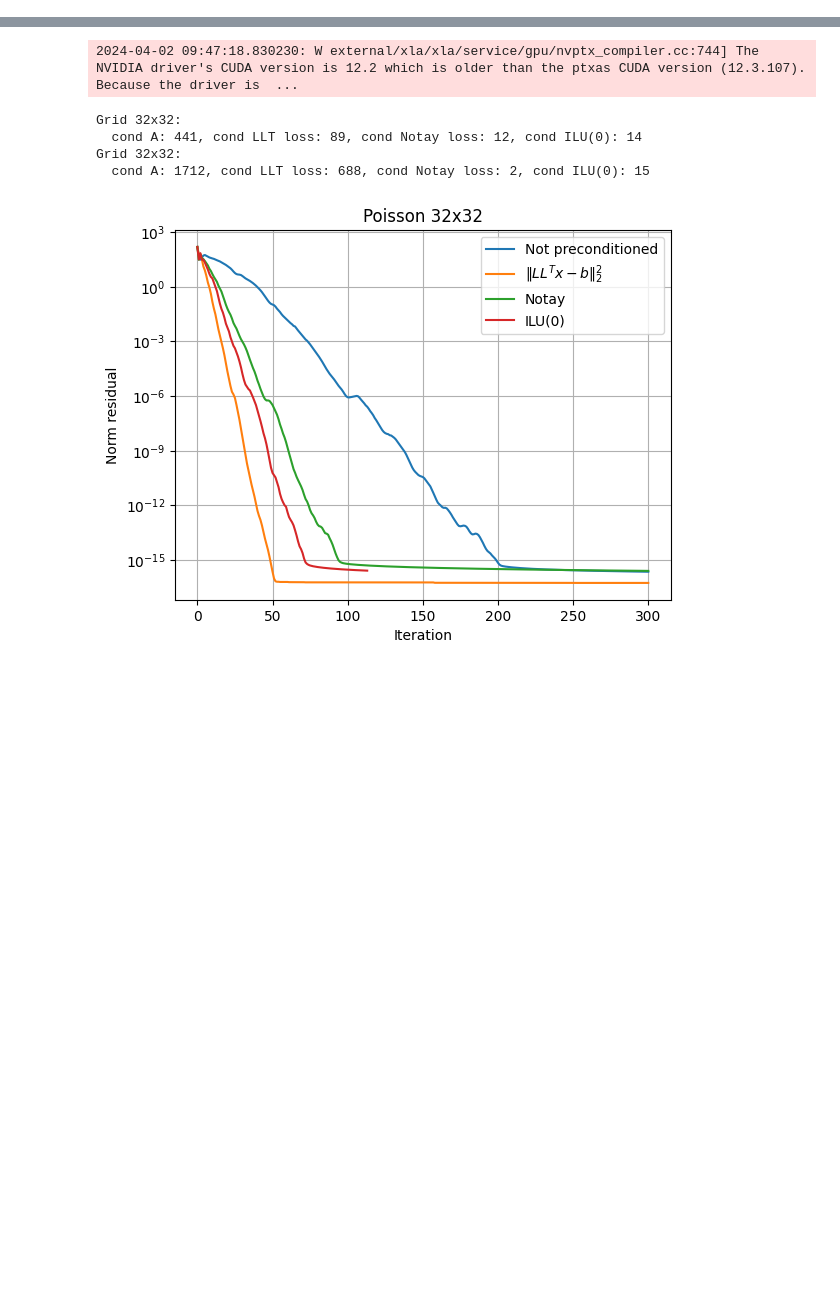
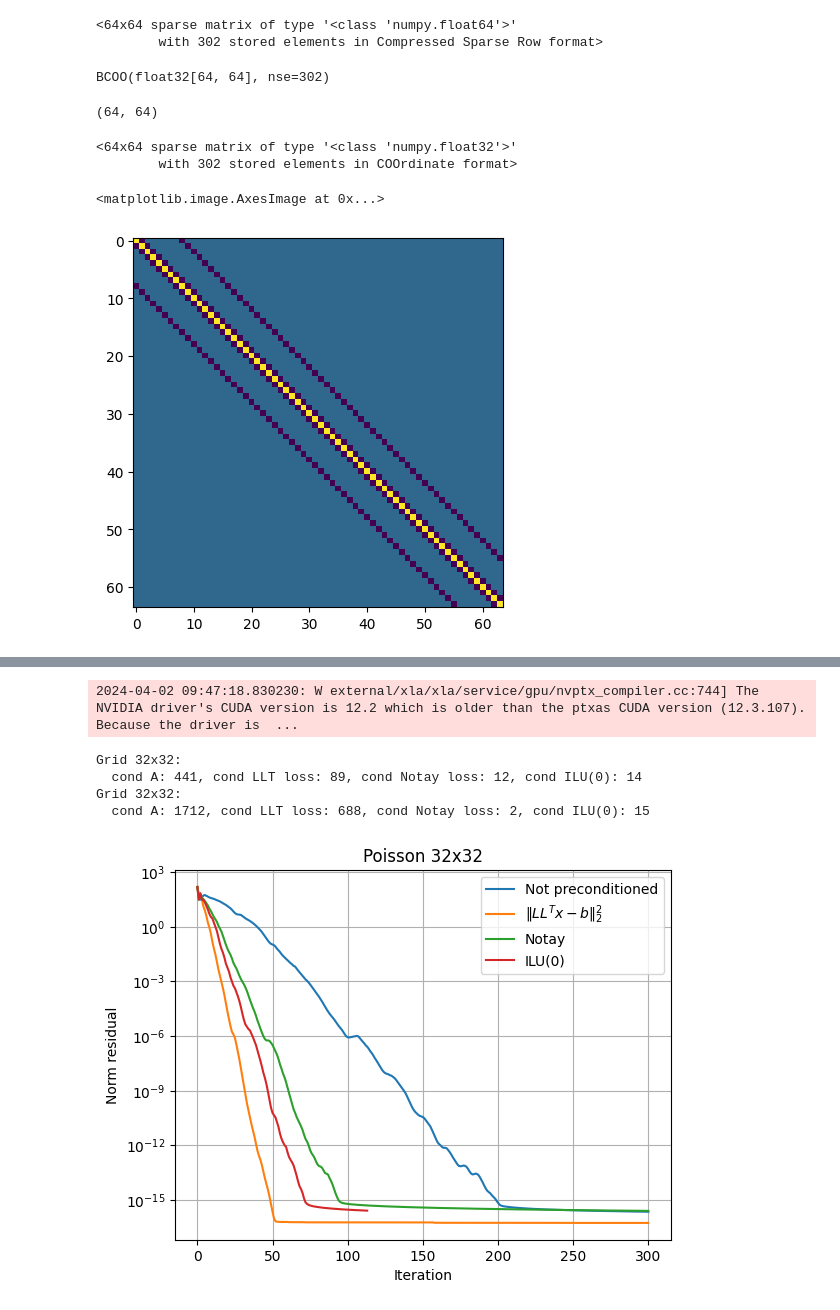
Before and after one commit to vltrifonov/PreCorrector, a Jupyter notebook: experiments/Compare_g32_b64.ipynb, the cells around one changed output, grey strips where cells are left out. Cells and saved outputs as stored; diff of their text form; code cells hidden in the pictures; blank space fills up the shorter version.

```diff
--- a/experiments/Compare_g32_b64.ipynb
+++ b/experiments/Compare_g32_b64.ipynb
@@ -0,0 +81,27 @@
+# %%
+A
+# %% [output]
+<64x64 sparse matrix of type '<class 'numpy.float64'>'
+        with 302 stored elements in Compressed Sparse Row format>
+# %%
+jA = jsparse.BCOO.from_scipy_sparse((A.tocoo()))
+jA
+# %% [output]
+BCOO(float32[64, 64], nse=302)
+# %%
+jA.shape
+# %% [output]
+(64, 64)
+# %%
+A_coo = coo_matrix((jA.data, (jA.indices[:, 0], jA.indices[:, 1])), shape=jA.shape).tocsr()
+A_csr = A_coo.tocsr()
+# %%
+A_coo
+# %% [output]
+<64x64 sparse matrix of type '<class 'numpy.float32'>'
+        with 302 stored elements in COOrdinate format>
+# %%
+plt.imshow(A_csr.todense())
+# %% [output]
+<matplotlib.image.AxesImage at 0x...>
+[figure, added]
```
Also changed, not shown: parts of 19 cells of this notebook, 4 other files.
